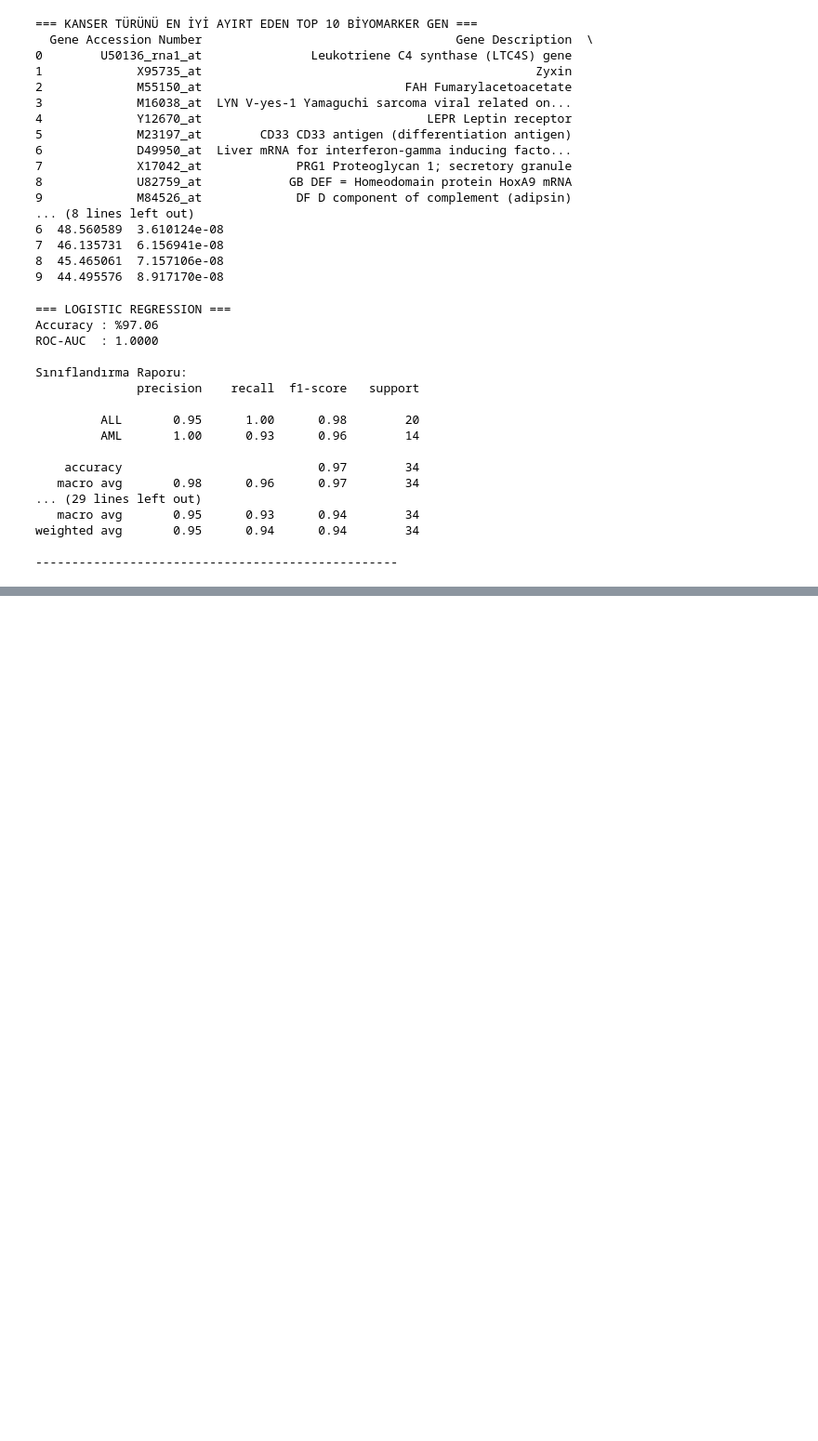
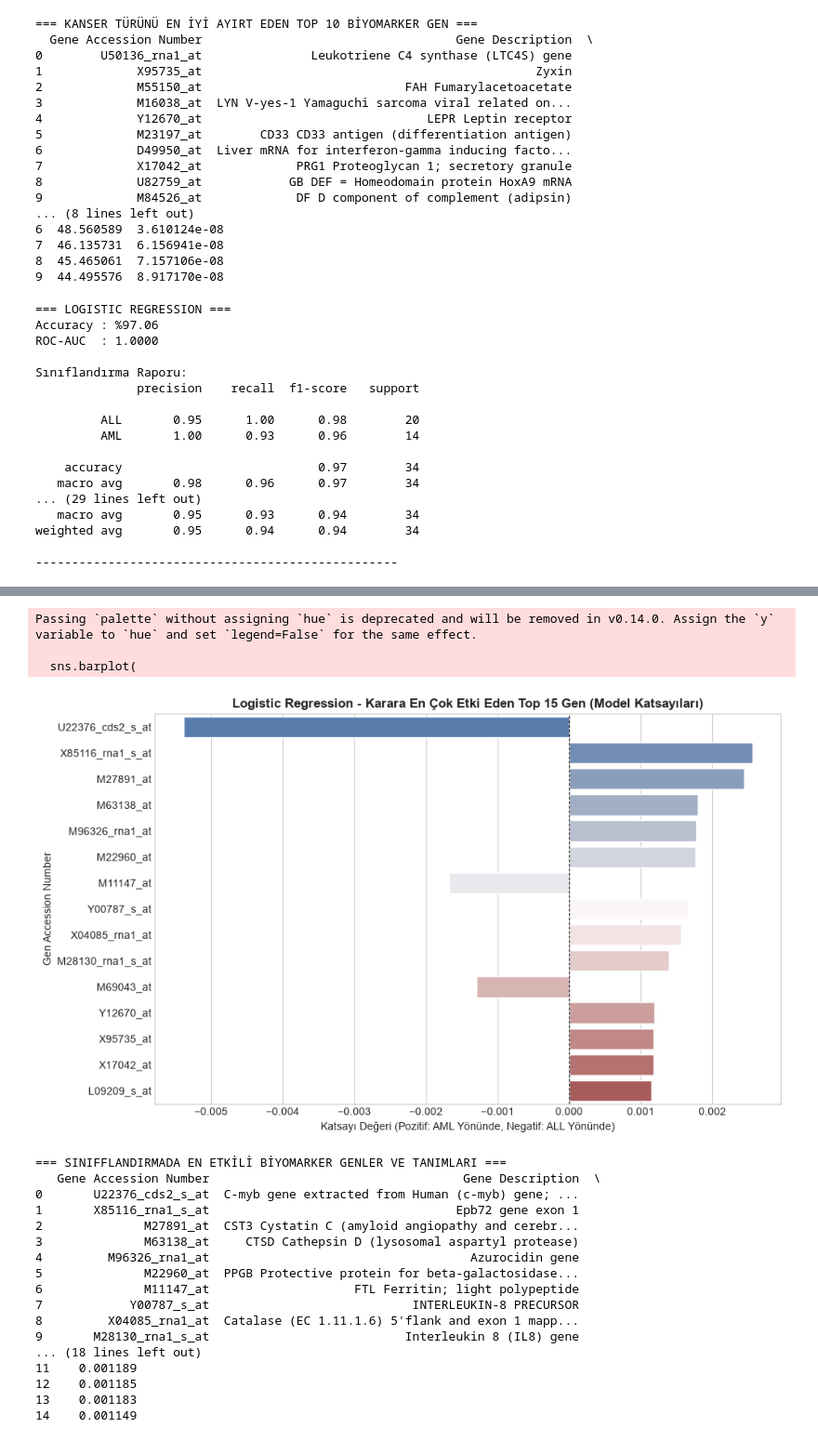
Before and after one commit to berfinerk/Cancer-Gene-Expression-Analysis-and-Biomarker-Discovery, a Jupyter notebook: cancer_gene_analysis.ipynb, the cells around one changed output, grey strips where cells are left out. Shown at 93% size. Cells and saved outputs as stored; diff of their text form; code cells hidden in the pictures; blank space fills up the shorter version.

```diff
--- a/cancer_gene_analysis.ipynb
+++ b/cancer_gene_analysis.ipynb
@@ -507,0 +534,63 @@ weighted avg       0.95      0.94      0.94        34
+# %%
+import numpy as np
+
+# Logistic Regression katsayılarını (coefficients) alalım
+log_reg_model = models['Logistic Regression']
+coefficients = log_reg_model.coef_[0]
+
+# Katsayıları DataFrame yapalım
+feature_importance = pd.DataFrame({
+    'Gene Accession Number': X_train_sel_df.columns,
+    'Importance': coefficients,
+    'Abs_Importance': np.abs(coefficients)
+}).sort_values(by='Abs_Importance', ascending=False)
+
+# Gen açıklamalarıyla birleştirelim
+top_features = pd.merge(
+    feature_importance.head(15),
+    gene_info,
+    on='Gene Accession Number',
+    how='left'
+)
+
+# Görselleştirme
+plt.figure(figsize=(10, 6))
+sns.barplot(
+    x='Importance',
+    y='Gene Accession Number',
+    data=top_features,
+    palette='vlag'
+)
+
+plt.title('Logistic Regression - Karara En Çok Etki Eden Top 15 Gen (Model Katsayıları)', fontsize=12, fontweight='bold')
+plt.xlabel('Katsayı Değeri (Pozitif: AML Yönünde, Negatif: ALL Yönünde)', fontsize=10)
+plt.ylabel('Gen Accession Number', fontsize=10)
+plt.axvline(x=0, color='black', linestyle='--', linewidth=0.8)
+plt.tight_layout()
+plt.show()
+
+# En kritik genlerin isimlerini yazdıralım
+print("=== SINIFFLANDIRMADA EN ETKİLİ BİYOMARKER GENLER VE TANIMLARI ===")
+print(top_features[['Gene Accession Number', 'Gene Description', 'Importance']])
+# %% [output]
+Passing `palette` without assigning `hue` is deprecated and will be removed in v0.14.0. Assign the `y` variable to `hue` and set `legend=False` for the same effect.
+
+  sns.barplot(
+[figure, added]
+=== SINIFFLANDIRMADA EN ETKİLİ BİYOMARKER GENLER VE TANIMLARI ===
+   Gene Accession Number                                   Gene Description  \
+0       U22376_cds2_s_at  C-myb gene extracted from Human (c-myb) gene; ...
+1       X85116_rna1_s_at                                  Epb72 gene exon 1
+2              M27891_at  CST3 Cystatin C (amyloid angiopathy and cerebr...
+3              M63138_at     CTSD Cathepsin D (lysosomal aspartyl protease)
+4         M96326_rna1_at                                    Azurocidin gene
+5              M22960_at  PPGB Protective protein for beta-galactosidase...
+6              M11147_at                    FTL Ferritin; light polypeptide
+7            Y00787_s_at                            INTERLEUKIN-8 PRECURSOR
+8         X04085_rna1_at  Catalase (EC 1.11.1.6) 5'flank and exon 1 mapp...
+9       M28130_rna1_s_at                           Interleukin 8 (IL8) gene
+... (18 lines left out)
+11    0.001189
+12    0.001185
+13    0.001183
+14    0.001149
```
Also changed, not shown: parts of 1 cell of this notebook.
